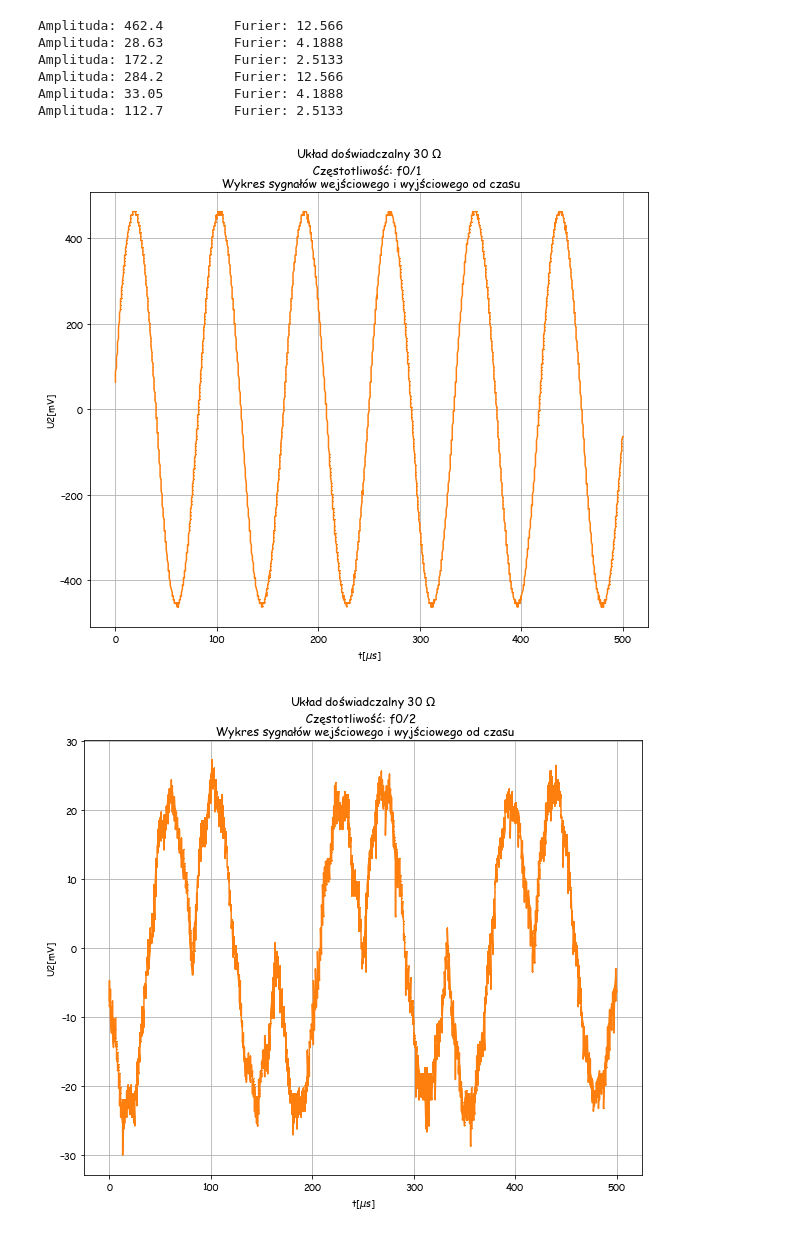
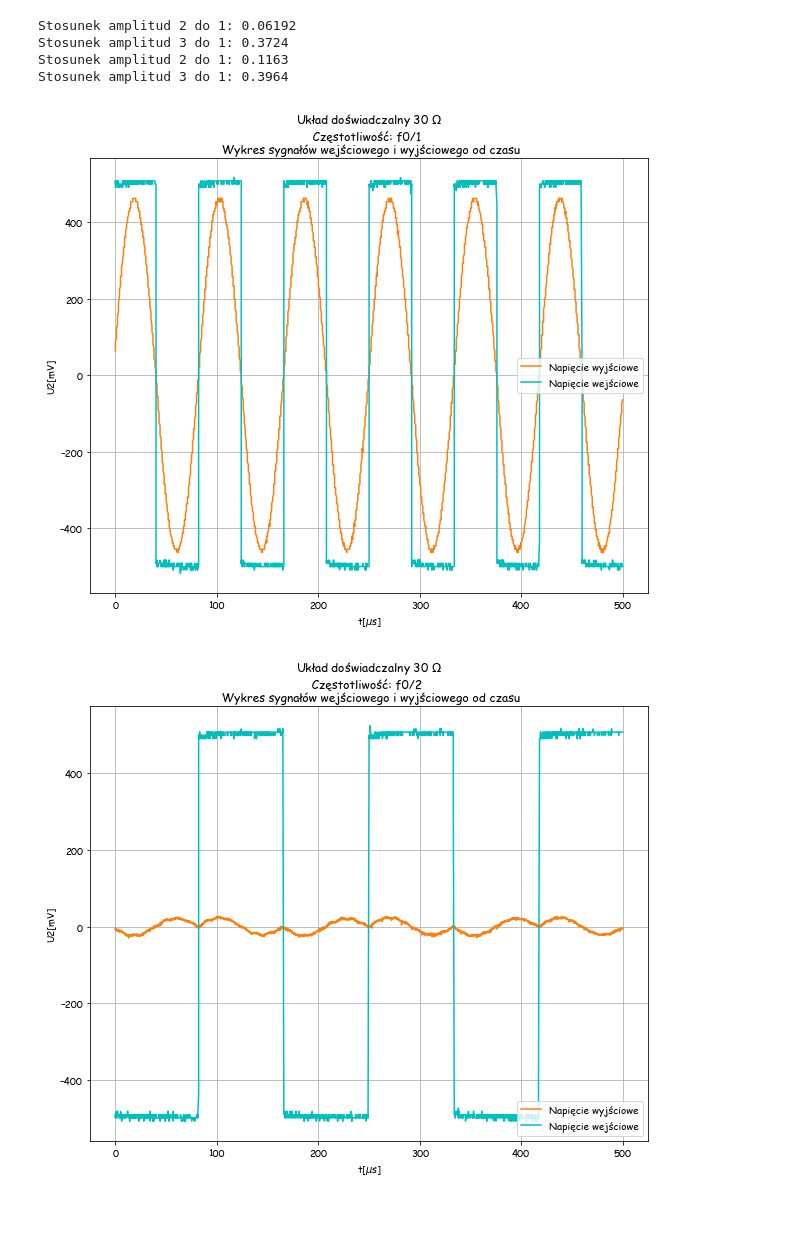
Before and after one commit to MarikinPaulina/EwEF, a Jupyter notebook: 02-Waleczny_Wrobel/Waleczny_wrobel.ipynb, the cells around one changed output. Cells and saved outputs as stored; diff of their text form; code cells hidden in the pictures.

```diff
--- a/02-Waleczny_Wrobel/Waleczny_wrobel.ipynb
+++ b/02-Waleczny_Wrobel/Waleczny_wrobel.ipynb
@@ -152,4 +161,6 @@ Dobroć: 0.001123
 # %%
+i = 70
+R = 10e3
 ElvCze10 = pd.read_csv(f"./Dane/BodeElvis10.txt",sep=r'\s*', skiprows=3, header=None, decimal=',',engine='python')
 ElvCze10.columns = ["Freq(Hz)","Gain(dB)","Phase(deg)"]
 ElvCze10['Gain'] = np.exp(ElvCze10['Gain(dB)'] / 20)
@@ -160,10 +171,10 @@ SymCze10['Gain'] = np.exp(SymCze10['Gain(dB)'] / 20)
 SymCze10['Freq(kHz)'] = SymCze10['Freq(Hz)'] / 1e3
 ElvCze10['U'] = U*ElvCze10['Gain']
 SymCze10['U'] = U*SymCze10['Gain']
-wysokosc_polowkowa_10 = (max(ElvCze10['U'])-min(ElvCze10['U']))/np.sqrt(2) + min(ElvCze10['U'])
-punkty_polowkowe_10 = ElvCze10.loc[[26,50]]
-szerokosc_polowkowa_10 = punkty_polowkowe_10.loc[50,'Freq(Hz)'] - punkty_polowkowe_10.loc[26,'Freq(Hz)']
-dobroc_10 = max(ElvCze10['U'])/szerokosc_polowkowa_10
+wysokosc_polowkowa_10 = max(ElvCze10['U'])/np.sqrt(2)
+punkty_polowkowe_10 = ElvCze10.loc[[6,70]]
+szerokosc_polowkowa_10 = punkty_polowkowe_10.loc[70,'Freq(Hz)'] - punkty_polowkowe_10.loc[6,'Freq(Hz)']
+dobroc_10 = float(F_0_130['Elv_Freq(Hz)'])*2*np.pi*C*R #max(ElvCze10['U'])/szerokosc_polowkowa_10
 plt.plot(ElvCze10['Freq(kHz)'],ElvCze10['U'],'.',label = 'Punkty pomiarowe')
 plt.plot(SymCze10['Freq(kHz)'],SymCze10['U'],'.',label = 'Punkty z symulacji')
 plt.axhline(wysokosc_polowkowa_10,ls = 'dashed',label='$I_{max}\sqrt{2}$')
@@ -194,0 +210,14 @@ plt.grid()
+# %%
+f = np.linspace(10e3,14e3,1e4)
+omega = f * 2 * np.pi
+def ni(omega,omega_0):
+    return omega/omega_0 - omega_0/omega
+def y(Q,ni):
+    return 1/np.sqrt(1+Q**2*ni**2)
+plt.plot(ni(omega,omega_0_130),y(dobroc_130,ni(omega,omega_0_130)))
+plt.plot(ni(Cze130['Elv_Freq(Hz)']*2*np.pi,omega_0_130),Cze130['Elv_I(mA)']/max(Cze130['Elv_I(mA)']))
+plt.grid()
+plt.xlabel(r'$\nu [1]$')
+plt.ylabel(r"I/I$_{max} [1]$")
+plt.title("Moduł unormowanego natężenia prądu w funkcji rozstrojenia względnego dla R=130$\Omega$ ")
+plt.savefig('i(ni)130.png',dpi=400)
@@ -198,29 +229,33 @@ def furier_pros(U,n):
     return 4*np.pi*U/k
 # %%
 for R in [30,33]:
+    amplitudy = []
     for i in [1,2,3]:
         Osci = pd.read_csv(f"./Dane/OsciElvis{R}_{i}.txt",sep=r'\s*', skiprows=5, header=None, parse_dates=[[0,1],[3,4]])
         Osci.columns = ["time0","time1","y0",'y1']
         Osci['y0'] = pd.to_numeric(Osci['y0'].str.replace(',','.'))*1e3 #w mV
         Osci['y1'] = pd.to_numeric(Osci['y1'].str.replace(',','.'))*1e3 #w mV
         f = float(F_0_33['Elv_Freq(Hz)'])/i
 
         plt.figure(figsize=(10,8))
-        plt.plot((Osci['time1']-Osci['time1'].iloc[0])/1e3,Osci['y1'],',-C1',label='$U_2$')
+        plt.plot((Osci['time1']-Osci['time1'].iloc[0])/1e3,Osci['y1'],'-C1',label='Napięcie wyjściowe')
+        plt.plot((Osci['time1']-Osci['time1'].iloc[0])/1e3,Osci['y0'],'-c',label='Napięcie wejściowe')
         plt.grid()
         plt.title(f"Układ doświadczalny {R} $\Omega$ \n Częstotliwość: f0/{i}  \n Wykres sygnałów wejściowego i wyjściowego od czasu")
         plt.xlabel(r"t[$\mu $s]")
         plt.ylabel("U2[mV]")
-        plt.savefig(f'Osci{R}_{i}')
+        plt.legend()
+        plt.savefig(f'Osci{R}_{i}.png', dpi=400)
 
         amplituda = (max(Osci['y1'])-min(Osci['y1']))/2
-        print(f"Amplituda: {amplituda:.4} \t Furier: {furier_pros(1,i):.5}")
+        amplitudy.append(amplituda)
+        if i > 1:
+            print("Stosunek amplitud {} do 1: {:.4}".format(i, amplituda/amplitudy[0]))
+#         print(f"Amplituda: {amplituda:.4} \t Furier: {furier_pros(1,i):.5}")
 # %% [output]
-Amplituda: 462.4         Furier: 12.566
-Amplituda: 28.63         Furier: 4.1888
-Amplituda: 172.2         Furier: 2.5133
-Amplituda: 284.2         Furier: 12.566
-Amplituda: 33.05         Furier: 4.1888
-Amplituda: 112.7         Furier: 2.5133
+Stosunek amplitud 2 do 1: 0.06192
+Stosunek amplitud 3 do 1: 0.3724
+Stosunek amplitud 2 do 1: 0.1163
+Stosunek amplitud 3 do 1: 0.3964
-[figure, old version]
+[figure, new version]
-[figure, old version]
+[figure, new version]
```
Also changed, not shown: parts of 9 cells of this notebook, 12 other files.
